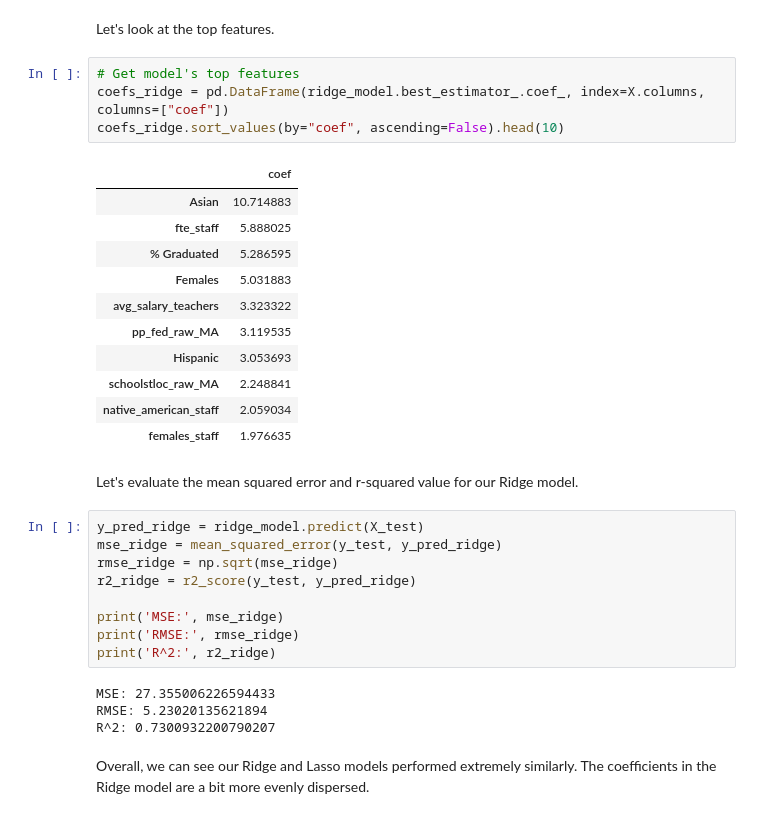
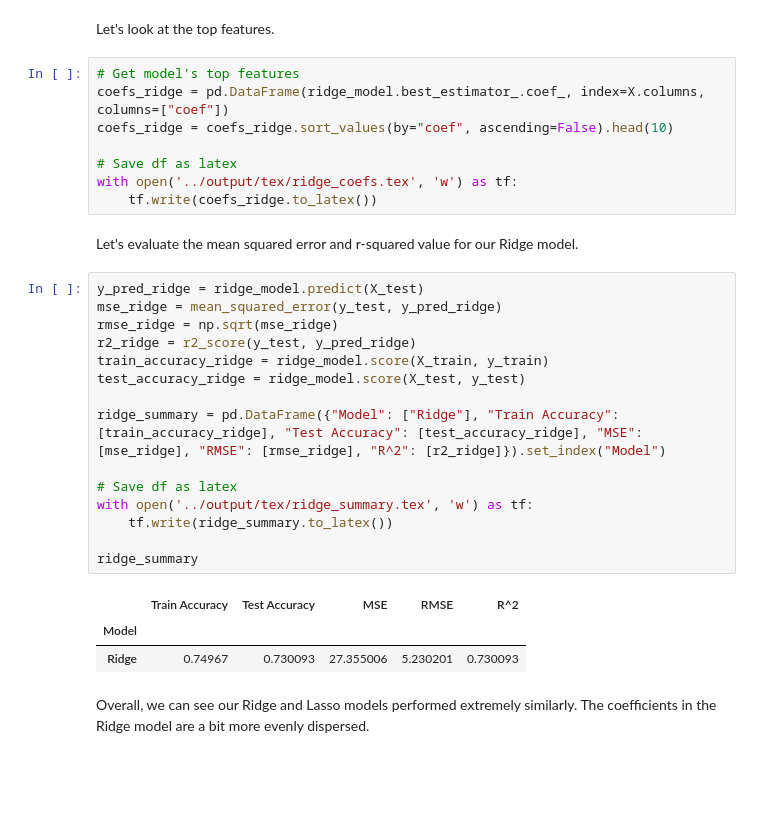
Before and after one commit to alexcraig043/qss-20-final-project, a Jupyter notebook: src/code/03_model_prediction.ipynb, the cells around one changed output. Drawn from its saved outputs; the diff is of its cells as text; blank space fills up the shorter version.

```diff
--- a/src/code/03_model_prediction.ipynb
+++ b/src/code/03_model_prediction.ipynb
@@ -213,33 +226,31 @@ Let's look at the top features.
 # %%
 # Get model's top features
 coefs_ridge = pd.DataFrame(ridge_model.best_estimator_.coef_, index=X.columns, columns=["coef"])
-coefs_ridge.sort_values(by="coef", ascending=False).head(10)
+coefs_ridge = coefs_ridge.sort_values(by="coef", ascending=False).head(10)
+
+# Save df as latex
+with open('../output/tex/ridge_coefs.tex', 'w') as tf:
+    tf.write(coefs_ridge.to_latex())
-# %% [output]
-|  | coef |
-| Asian | 10.714883 |
-| fte_staff | 5.888025 |
-| % Graduated | 5.286595 |
-| Females | 5.031883 |
-| avg_salary_teachers | 3.323322 |
-| pp_fed_raw_MA | 3.119535 |
-| Hispanic | 3.053693 |
-| schoolstloc_raw_MA | 2.248841 |
-| native_american_staff | 2.059034 |
-| females_staff | 1.976635 |
 # %% [markdown]
 Let's evaluate the mean squared error and r-squared value for our Ridge model.
 # %%
 y_pred_ridge = ridge_model.predict(X_test)
 mse_ridge = mean_squared_error(y_test, y_pred_ridge)
 rmse_ridge = np.sqrt(mse_ridge)
 r2_ridge = r2_score(y_test, y_pred_ridge)
+train_accuracy_ridge = ridge_model.score(X_train, y_train)
+test_accuracy_ridge = ridge_model.score(X_test, y_test)
 
-print('MSE:', mse_ridge)
-print('RMSE:', rmse_ridge)
-print('R^2:', r2_ridge)
+ridge_summary = pd.DataFrame({"Model": ["Ridge"], "Train Accuracy": [train_accuracy_ridge], "Test Accuracy": [test_accuracy_ridge], "MSE": [mse_ridge], "RMSE": [rmse_ridge], "R^2": [r2_ridge]}).set_index("Model")
+
+# Save df as latex
+with open('../output/tex/ridge_summary.tex', 'w') as tf:
+    tf.write(ridge_summary.to_latex())
+
+ridge_summary
 # %% [output]
-MSE: 27.355006226594433
-RMSE: 5.23020135621894
-R^2: 0.7300932200790207
+|  | Train Accuracy | Test Accuracy | MSE | RMSE | R^2 |
+| Model |  |  |  |  |  |
+| Ridge | 0.74967 | 0.730093 | 27.355006 | 5.230201 | 0.730093 |
 # %% [markdown]
 Overall, we can see our Ridge and Lasso models performed extremely similarly. The coefficients in the Ridge model are a bit more evenly dispersed.
```
Also changed, not shown: parts of 2 cells of this notebook, 6 other files.
